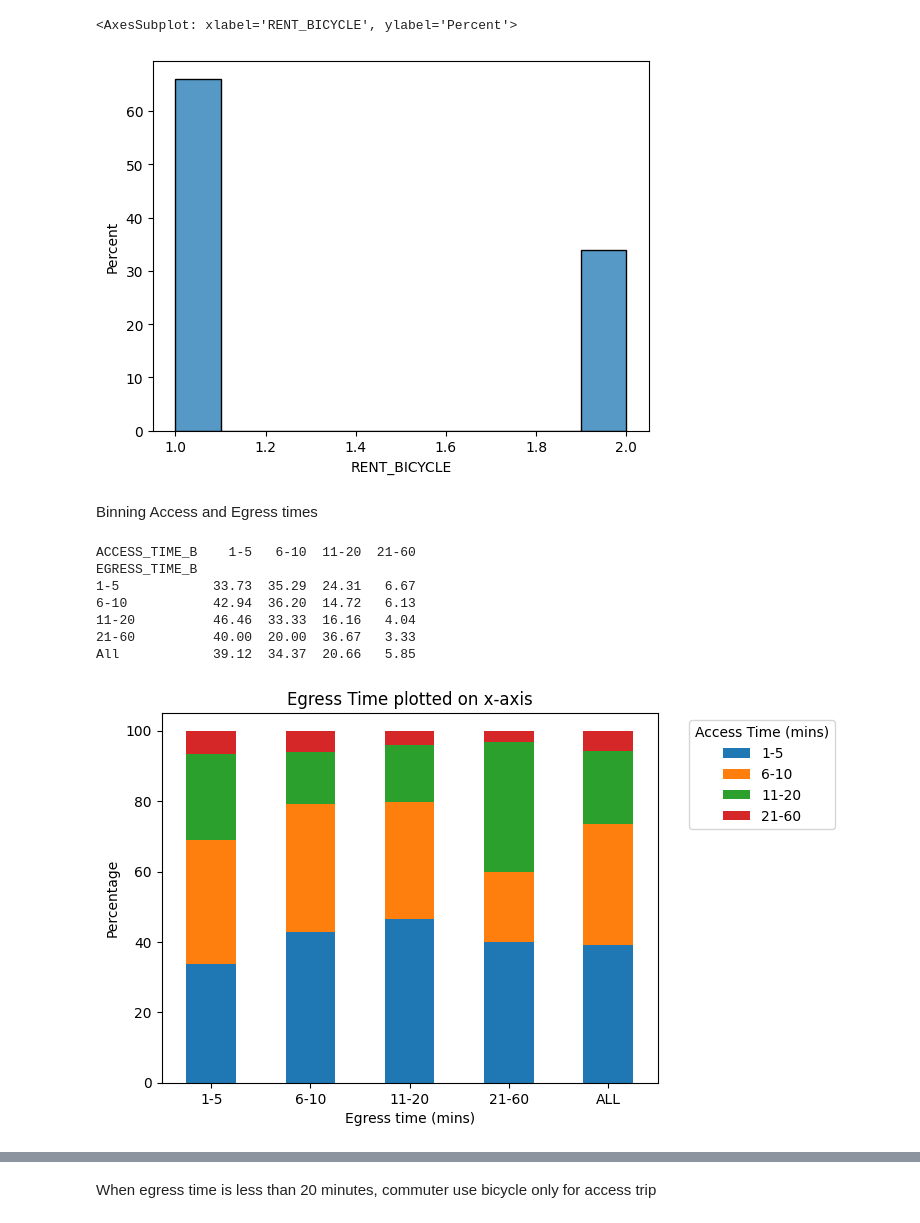
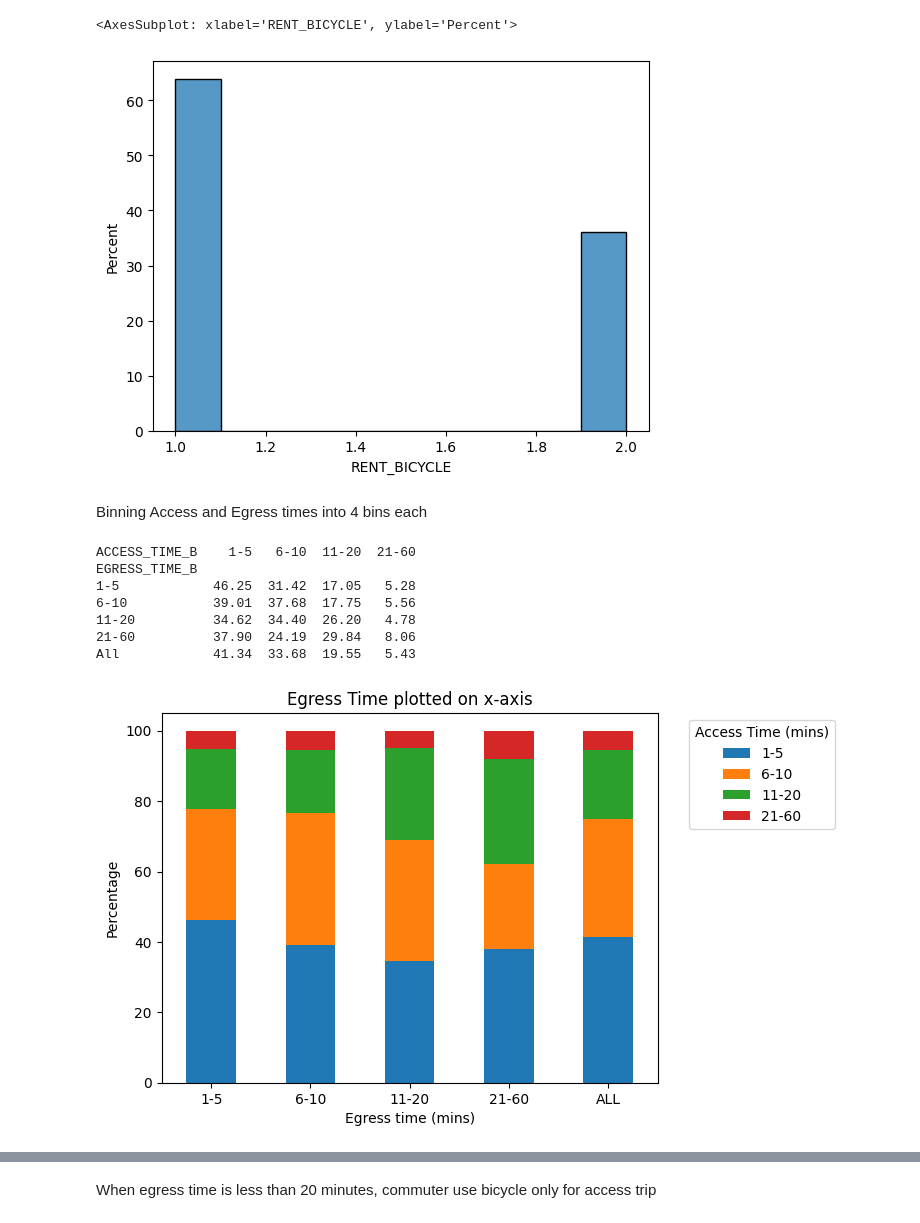
Before and after one commit to Gavaskar24/Metro, a Jupyter notebook: EDA.ipynb, the cells around one changed output, grey strips where cells are left out. Saved outputs shown, nothing was run; the diff lists cells and outputs as text; code cells hidden in the pictures.

```diff
--- a/EDA.ipynb
+++ b/EDA.ipynb
@@ -6,13 +6,17 @@ import seaborn as sns
 import plotly.express as px
 # %%
 # Reading two csv files and combining them together
+def read_data():
 
-df1=pd.read_csv('outputfile_1.csv')
-df2=pd.read_csv('outputfile_2.csv')
-df3=pd.read_csv('outputfile_3.csv')
-df4=pd.read_csv('outputfile_4.csv')
+    df1=pd.read_csv('outputfile_1.csv')
+    df2=pd.read_csv('outputfile_2.csv')
+    df3=pd.read_csv('outputfile_3.csv')
+    df4=pd.read_csv('outputfile_4.csv')
 
 # df_parking=pd.read_csv('parking.csv')
 
-df=pd.concat([df1,df2,df3,df4])
-df_park=pd.concat([df2,df3,df4])
+    df=pd.concat([df1,df2,df3,df4])
+    df_park=pd.concat([df2,df3,df4])
+
+    return df,df_park
+df,df_park=read_data()
@@ -88,0 +130,3 @@ df['EGRESS_DIS_B'] = df['EGRESS_DIS'].apply(map_egress_dis)
+# %%
+df,df_park=read_data()
+df['INCOME'].value_counts()
@@ -120,12 +176,13 @@ sns.histplot(data=df1,x='RENT_BICYCLE',stat='percent')
 # %%
 # Among people using it for either Access or Egress, if Egress distance is within 1 km then more of them are willing to use it for access only
 df2=df.loc[(df['EGRESS_DIS_B'] ==1) | (df['ACCESS_DIS_B']!=1)]
+df2=df2.loc[(df2['RENT_BICYCLE']==1) | (df2['RENT_BICYCLE']==2)]
 sns.histplot(data=df2,x='RENT_BICYCLE',stat='percent')
 # %% [output]
 <AxesSubplot: xlabel='RENT_BICYCLE', ylabel='Percent'>
-[figure, old version]
+[figure, new version]
 # %% [markdown]
-Binning Access and Egress times
+Binning Access and Egress times into 4 bins each
 # %%
 bins = [0, 5, 10, 20, 60]
 
@@ -163,12 +220,12 @@ plt.show()
 # %% [output]
 ACCESS_TIME_B    1-5   6-10  11-20  21-60
 EGRESS_TIME_B
-1-5            33.73  35.29  24.31   6.67
-6-10           42.94  36.20  14.72   6.13
-11-20          46.46  33.33  16.16   4.04
-21-60          40.00  20.00  36.67   3.33
-All            39.12  34.37  20.66   5.85
+1-5            46.25  31.42  17.05   5.28
+6-10           39.01  37.68  17.75   5.56
+11-20          34.62  34.40  26.20   4.78
+21-60          37.90  24.19  29.84   8.06
+All            41.34  33.68  19.55   5.43
-[figure, old version]
+[figure, new version]
 # %%
 df1=df.loc[(df['ACCESS_TIME']<=20) & (df['EGRESS_TIME']<=20)]
 # sns.regplot(data=df1,x='ACCESS_TIME',y='EGRESS_TIME',robust=True)
```
Also changed, not shown: parts of 20 cells of this notebook, 3 other files.
